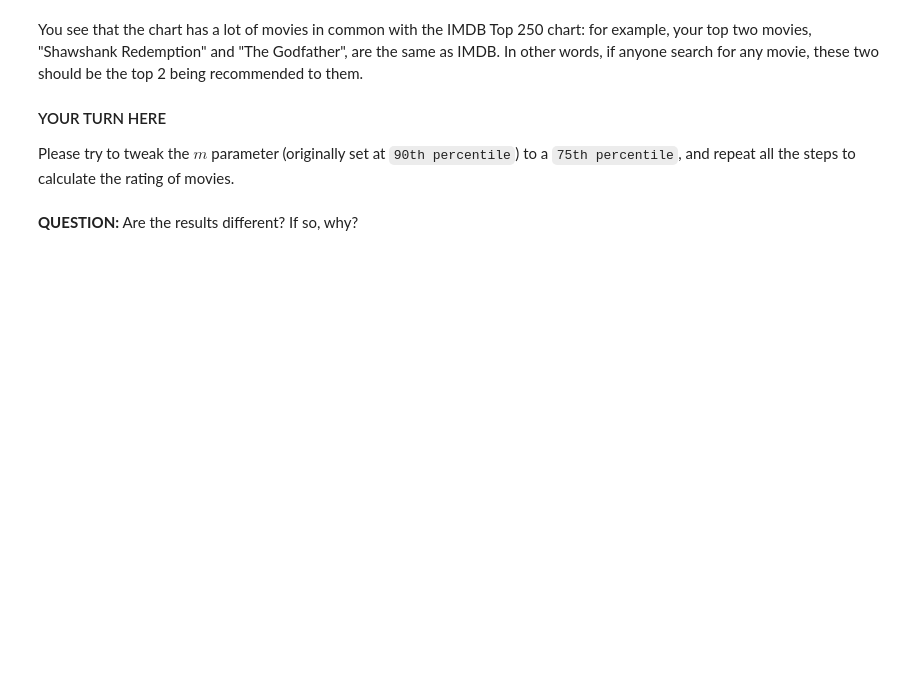
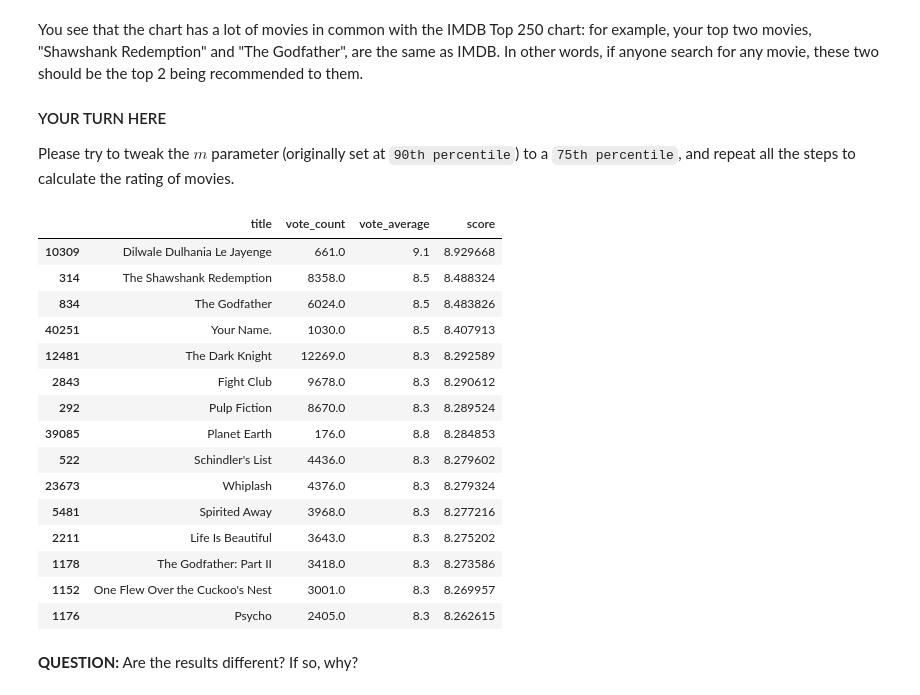
Before and after one commit to mdisanto2/week-5-mdisanto2-1, a Jupyter notebook: Recommender_Systems_in_Python.ipynb, the cells around one changed output. Saved outputs shown, nothing was run; the diff lists cells and outputs as text; code cells hidden in the pictures; blank space fills up the shorter version.

```diff
--- a/Recommender_Systems_in_Python.ipynb
+++ b/Recommender_Systems_in_Python.ipynb
@@ -87,7 +100,7 @@ You use the `.copy()` method to ensure that the new `q_movies` DataFrame created
 You see that there are 4555 movies which qualify to be in this list. Now, you need to calculate your metric for each qualified movie. To do this, you will define a function, `weighted_rating()` and define a new feature `score`, of which you'll calculate the value by applying this function to your DataFrame of qualified movies:
 # %%
 # Function that computes the weighted rating of each movie
-def weighted_rating(x, m=m, C=C):
+def weighted_rating(x, m=m1, C=C):
     v = x['vote_count']
     R = x['vote_average']
     # Calculation based on the IMDB formula
@@ -110,14 +140,32 @@ You see that the chart has a lot of movies in common with the IMDB Top 250 chart
 Please try to tweak the $m$ parameter (originally set at `90th percentile`) to a `75th percentile`, and repeat all the steps to calculate the rating of movies.
 # %%
 ### Define a new `m1` parameter
-
+m1 = metadata['vote_count'].quantile(0.75)
 ### Filter out all qualified movies into a new DataFrame `my_movies`
-
+my_movies = metadata.copy().loc[metadata['vote_count'] >= m1]
 ### apply `weighted_rating()` to `my_movies` to calculate the new `score`
-
+my_movies['score'] = my_movies.apply(weighted_rating, axis=1)
 ###Sort movies based on score calculated above
-
+my_movies = my_movies.sort_values('score', ascending=False)
 ###Print the top 15 movies
+my_movies[['title', 'vote_count', 'vote_average', 'score']].head(15)
+# %% [output]
+|  | title | vote_count | vote_average | score |
+| 10309 | Dilwale Dulhania Le Jayenge | 661.0 | 9.1 | 8.929668 |
+| 314 | The Shawshank Redemption | 8358.0 | 8.5 | 8.488324 |
+| 834 | The Godfather | 6024.0 | 8.5 | 8.483826 |
+| 40251 | Your Name. | 1030.0 | 8.5 | 8.407913 |
+| 12481 | The Dark Knight | 12269.0 | 8.3 | 8.292589 |
+| 2843 | Fight Club | 9678.0 | 8.3 | 8.290612 |
+| 292 | Pulp Fiction | 8670.0 | 8.3 | 8.289524 |
+| 39085 | Planet Earth | 176.0 | 8.8 | 8.284853 |
+| 522 | Schindler's List | 4436.0 | 8.3 | 8.279602 |
+| 23673 | Whiplash | 4376.0 | 8.3 | 8.279324 |
+| 5481 | Spirited Away | 3968.0 | 8.3 | 8.277216 |
+| 2211 | Life Is Beautiful | 3643.0 | 8.3 | 8.275202 |
+| 1178 | The Godfather: Part II | 3418.0 | 8.3 | 8.273586 |
+| 1152 | One Flew Over the Cuckoo's Nest | 3001.0 | 8.3 | 8.269957 |
+| 1176 | Psycho | 2405.0 | 8.3 | 8.262615 |
 # %% [markdown]
 **QUESTION:** Are the results different? If so, why?
 # %% [markdown]
```
Also changed, not shown: parts of 16 cells of this notebook.
